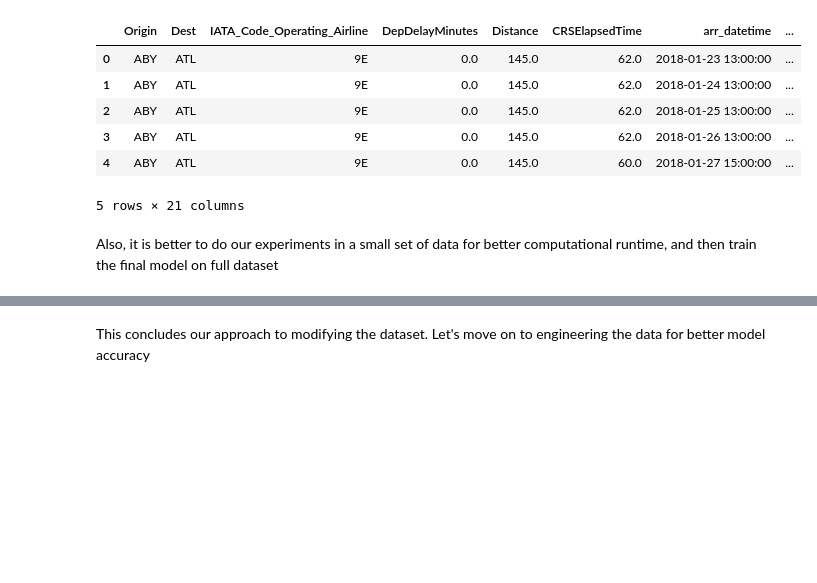
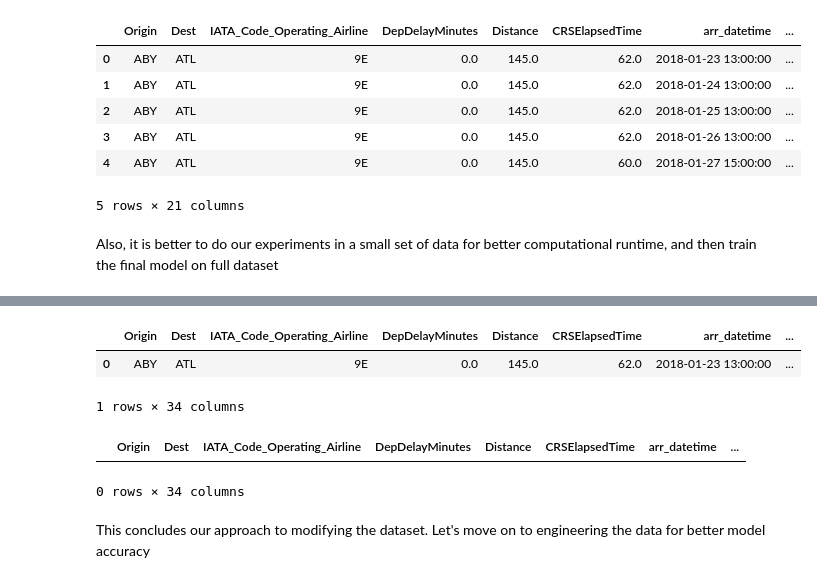
Before and after one commit to rashdul/flight-delay-prediction, a Jupyter notebook: notebooks/01_data_exploration_second_try.ipynb, the cells around one changed output, grey strips where cells are left out. Saved outputs shown, nothing was run; the diff lists cells and outputs as text; code cells hidden in the pictures; blank space fills up the shorter version.

```diff
--- a/notebooks/01_data_exploration_second_try.ipynb
+++ b/notebooks/01_data_exploration_second_try.ipynb
@@ -490,0 +571,28 @@ sample_df.to_parquet("./data/sample_df.parquet")
+# %%
+dep_rename_map = {
+    "snowfall": "dep_snowfall",
+    "rain": "dep_rain",
+    "precipitation": "dep_precipitation",
+    "wind_speed_10m": "dep_wind_speed_10m",
+    "wind_gusts_10m": "dep_wind_gusts_10m",
+    "cloud_cover_low": "dep_cloud_cover_low",
+    "cloud_cover": "dep_cloud_cover",
+    "temperature_2m": "dep_temperature_2m",
+    "apparent_temperature": "dep_apparent_temperature",
+    "surface_pressure": "dep_surface_pressure",
+    "relative_humidity_2m": "dep_relative_humidity_2m",
+    "pressure_msl": "dep_pressure_msl",
+    "date_local": "dep_date_local",
+}
+cols_to_drop = ['arr_queried_airport_code', 'arr_date_local']
+full_df = full_df.rename(columns=dep_rename_map)
+# %%
+full_df.drop(columns=cols_to_drop, inplace=True)
+# %%
+display(full_df.head(1), full_df[full_df['arr_snowfall'].isna()])
+# %% [output]
+|  | Origin | Dest | IATA_Code_Operating_Airline | DepDelayMinutes | Distance | CRSElapsedTime | arr_datetime | ... |
+| 0 | ABY | ATL | 9E | 0.0 | 145.0 | 62.0 | 2018-01-23 13:00:00 | ... |
+1 rows × 34 columns
+|  | Origin | Dest | IATA_Code_Operating_Airline | DepDelayMinutes | Distance | CRSElapsedTime | arr_datetime | ... |
+0 rows × 34 columns
```
Also changed, not shown: parts of 17 cells of this notebook.
